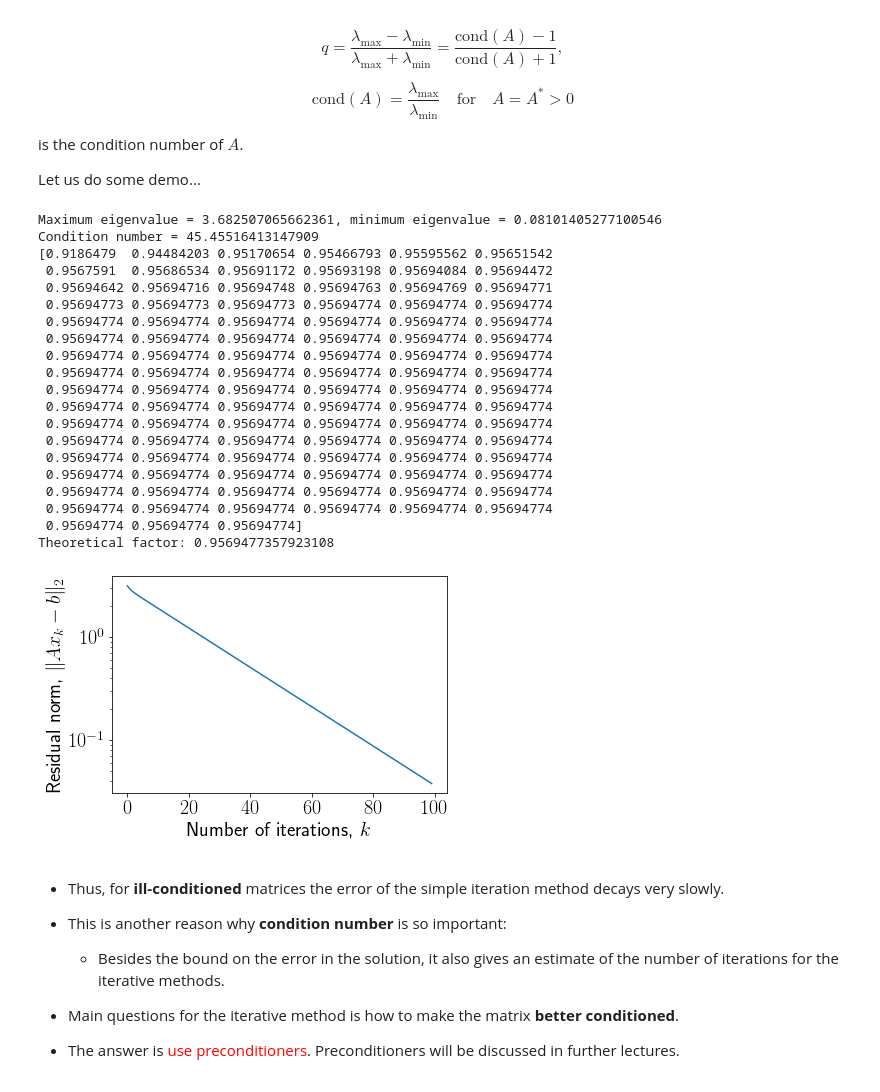
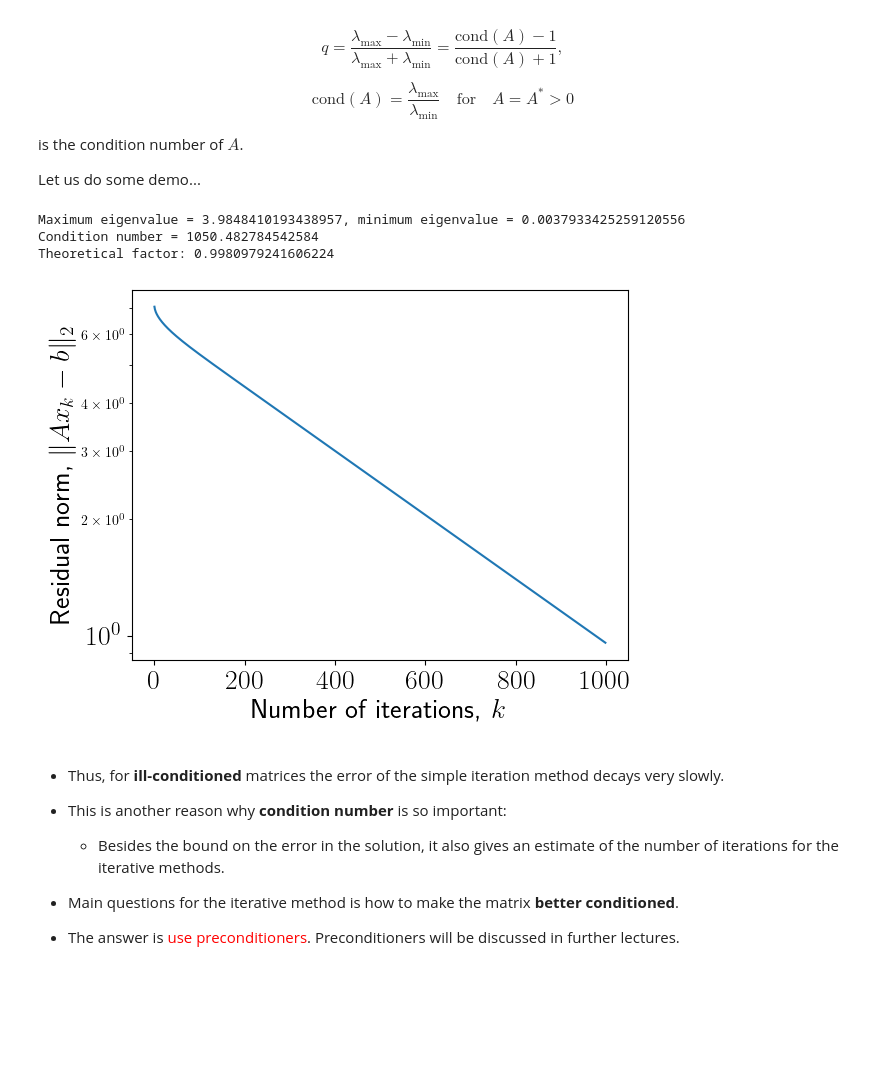
Before and after one commit to oseledets/nla2022, a Jupyter notebook: lectures/lecture-14/lecture-14.ipynb, the cells around one changed output. Cells and saved outputs as stored; diff of their text form; code cells hidden in the pictures; blank space fills up the shorter version.

```diff
--- a/lectures/lecture-14/lecture-14.ipynb
+++ b/lectures/lecture-14/lecture-14.ipynb
@@ -114,60 +114,43 @@ import scipy.sparse
 import scipy.sparse.linalg as spla
 import scipy
 from scipy.sparse import csc_matrix
-n = 10
+n = 50
 ex = np.ones(n);
 A = sp.sparse.spdiags(np.vstack((-ex,  2*ex, -ex)), [-1, 0, 1], n, n, 'csr');
 rhs = np.ones(n)
 ev1, vec = spla.eigsh(A, k=2, which='LA')
 ev2, vec = spla.eigsh(A, k=2, which='SA')
 lam_max = ev1[0]
 lam_min = ev2[0]
 
 tau_opt = 2.0/(lam_max + lam_min)
 
 fig, ax = plt.subplots()
 plt.close(fig)
 
-niters = 100
+niters = 1000
 x = np.zeros(n)
 res_richardson = []
 for i in range(niters):
     rr = A.dot(x) - rhs
     x = x - tau_opt * rr
     res_richardson.append(np.linalg.norm(rr))
 #Convergence of an ordinary Richardson (with optimal parameter)
 plt.semilogy(res_richardson)
 plt.xlabel("Number of iterations, $k$", fontsize=20)
 plt.ylabel("Residual norm, $\|Ax_k - b\|_2$", fontsize=20)
 plt.xticks(fontsize=20)
 plt.yticks(fontsize=20)
 print("Maximum eigenvalue = {}, minimum eigenvalue = {}".format(lam_max, lam_min))
 cond_number = lam_max.real / lam_min.real
 print("Condition number = {}".format(cond_number))
-print(np.array(res_richardson)[1:] / np.array(res_richardson)[:-1])
+#print(np.array(res_richardson)[1:] / np.array(res_richardson)[:-1])
 print("Theoretical factor: {}".format((cond_number - 1) / (cond_number + 1)))
 # %% [output]
-Maximum eigenvalue = 3.682507065662361, minimum eigenvalue = 0.08101405277100546
-Condition number = 45.45516413147909
-[0.9186479  0.94484203 0.95170654 0.95466793 0.95595562 0.95651542
- 0.9567591  0.95686534 0.95691172 0.95693198 0.95694084 0.95694472
- 0.95694642 0.95694716 0.95694748 0.95694763 0.95694769 0.95694771
- 0.95694773 0.95694773 0.95694773 0.95694774 0.95694774 0.95694774
- 0.95694774 0.95694774 0.95694774 0.95694774 0.95694774 0.95694774
- 0.95694774 0.95694774 0.95694774 0.95694774 0.95694774 0.95694774
- 0.95694774 0.95694774 0.95694774 0.95694774 0.95694774 0.95694774
- 0.95694774 0.95694774 0.95694774 0.95694774 0.95694774 0.95694774
- 0.95694774 0.95694774 0.95694774 0.95694774 0.95694774 0.95694774
- 0.95694774 0.95694774 0.95694774 0.95694774 0.95694774 0.95694774
- 0.95694774 0.95694774 0.95694774 0.95694774 0.95694774 0.95694774
- 0.95694774 0.95694774 0.95694774 0.95694774 0.95694774 0.95694774
- 0.95694774 0.95694774 0.95694774 0.95694774 0.95694774 0.95694774
- 0.95694774 0.95694774 0.95694774 0.95694774 0.95694774 0.95694774
- 0.95694774 0.95694774 0.95694774 0.95694774 0.95694774 0.95694774
- 0.95694774 0.95694774 0.95694774 0.95694774 0.95694774 0.95694774
- 0.95694774 0.95694774 0.95694774]
-Theoretical factor: 0.9569477357923108
+Maximum eigenvalue = 3.9848410193438957, minimum eigenvalue = 0.0037933425259120556
+Condition number = 1050.482784542584
+Theoretical factor: 0.9980979241606224
-[figure, old version]
+[figure, new version]
 # %% [markdown]
 - Thus, for **ill-conditioned** matrices the error of the simple iteration method decays very slowly.<br>
 - This is another reason why **condition number** is so important:
```
Also changed, not shown: parts of 5 cells of this notebook, 4 other files.
